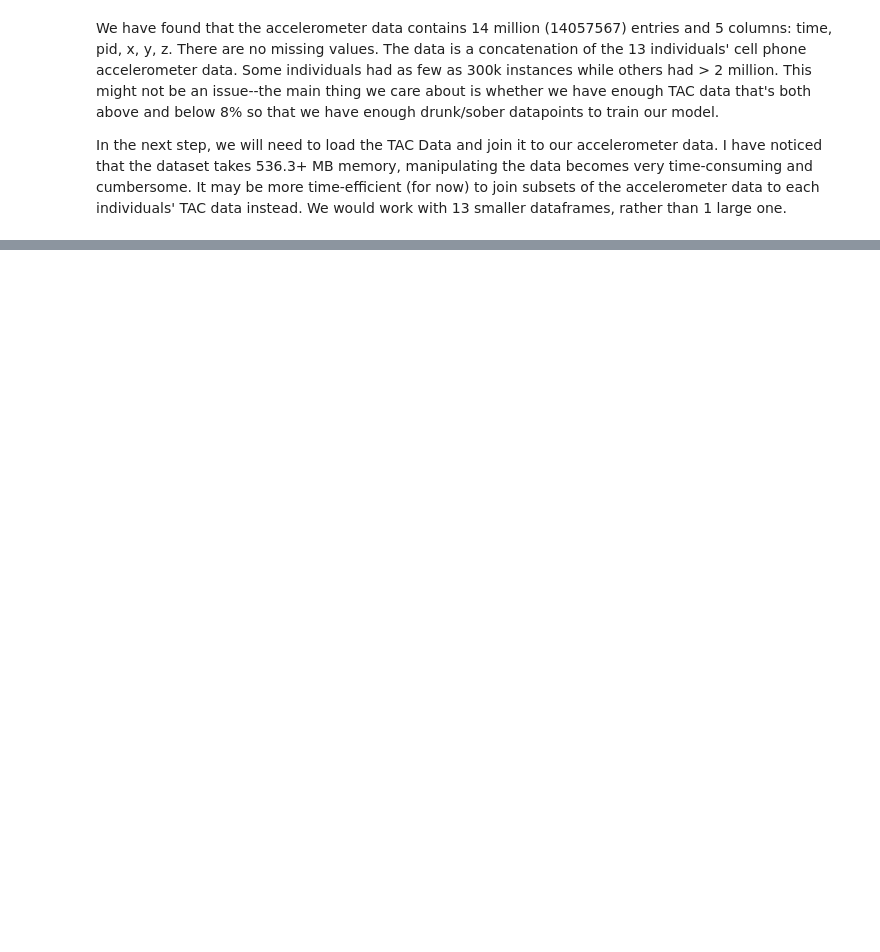
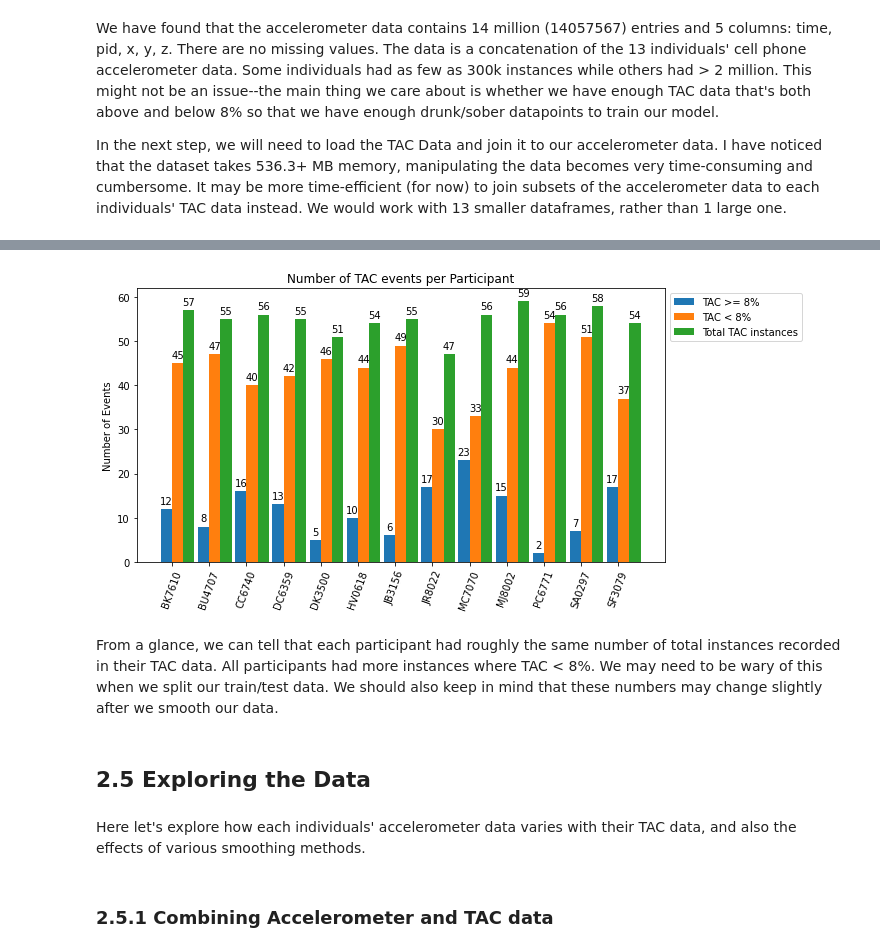
Before and after one commit to gracetang770/Capstone2_Detecting_Heavy_Drinking, a Jupyter notebook: Capstone Two - Data Wrangling - Grace Tang.ipynb, the cells around one changed output, grey strips where cells are left out. Saved outputs shown, nothing was run; the diff lists cells and outputs as text; code cells hidden in the pictures; blank space fills up the shorter version.

```diff
--- a/Capstone Two - Data Wrangling - Grace Tang.ipynb
+++ b/Capstone Two - Data Wrangling - Grace Tang.ipynb
@@ -262,0 +361,13 @@ dict_values([[13, 44, 57], [13, 44, 57], [17, 39, 56], [14, 41, 55], [5, 46, 51]
+# %%
+# Check to see the number of instances above or below 8% TAC for each individual.
+# This is to make see if we have similar number of events in both classes and we don't have an imbalanced dataset.
+# We can do what we did with the accelerometer data in the previous section.
+
+pid_TAC_instances = {}
+
+for i in range(13):
+    pid_TAC_instances[pid_list[i]] = [(TAC_list[i]['TAC Level'].values >=0.08).sum(),
+                                      (TAC_list[i]['TAC Level'].values <0.08).sum(),
+                                      (TAC_list[i]['TAC Level'].count())]
+
+pid_TAC_instances
@@ -262,0 +388,60 @@ dict_values([[13, 44, 57], [13, 44, 57], [17, 39, 56], [14, 41, 55], [5, 46, 51]
+# %%
+# Here we graph bar plots of the data.
+# Use as reference:
+# https://matplotlib.org/3.3.2/gallery/lines_bars_and_markers/barchart.html#sphx-glr-gallery-lines-bars-and-markers-barchart-py
+
+# make empty lists
+labels = pid_list
+above_8 = []
+below_8 = []
+total =[]
+
+# populate those lists from pid_TAC_instances dictionary
+for i in range(13):
+    key = pid_list[i]
+    above_8.append(pid_TAC_instances[key][0])
+    below_8.append(pid_TAC_instances[key][1])
+    total.append(pid_TAC_instances[key][2])
+
+x = np.arange(len(labels))  # the label locations
+width = 0.3  # the width of the bars
+
+fig, ax = plt.subplots(figsize=(10,5))
+rects1 = ax.bar(x - width/2, above_8, width, label='TAC >= 8%')
+rects2 = ax.bar(x + width/2, below_8, width, label='TAC < 8%')
+rects3 = ax.bar(x + 1.5*width, total, width, label='Total TAC instances')
+
+# Add some text for labels, title and custom x-axis tick labels, etc.
+ax.set_ylabel('Number of Events')
+ax.set_title('Number of TAC events per Participant')
+ax.set_xticks(x)
+ax.set_xticklabels(labels)
+ax.legend(bbox_to_anchor=(1.0, 1.0), loc='upper left')
+plt.xticks(rotation=70)
+
+def autolabel(rects):
+    """Attach a text label above each bar in *rects*, displaying its height."""
+    for rect in rects:
+        height = rect.get_height()
+        ax.annotate('{}'.format(height),
+                    xy=(rect.get_x() + rect.get_width() / 2, height),
+                    xytext=(0, 3),  # 3 points vertical offset
+                    textcoords="offset points",
+                    ha='center', va='bottom')
+autolabel(rects1)
+autolabel(rects2)
+autolabel(rects3)
+
+fig.tight_layout()
+
+plt.show()
+# %% [output]
+[figure, added]
+# %% [markdown]
+From a glance, we can tell that each participant had roughly the same number of total instances recorded in their TAC data. All participants had more instances where TAC < 8%. We may need to be wary of this when we split our train/test data. We should also keep in mind that these numbers may change slightly after we smooth our data.
+# %% [markdown]
+## 2.5 Exploring the Data<a id='2.5_Exploring_the_Data'></a>
+# %% [markdown]
+Here let's explore how each individuals' accelerometer data varies with their TAC data, and also the effects of various smoothing methods.
+# %% [markdown]
+### 2.5.1 Combining Accelerometer and TAC data<a id='2.5.1_Combining_Accelerometer_and_TAC_data'></a>
```
Also changed, not shown: parts of 89 cells of this notebook.
